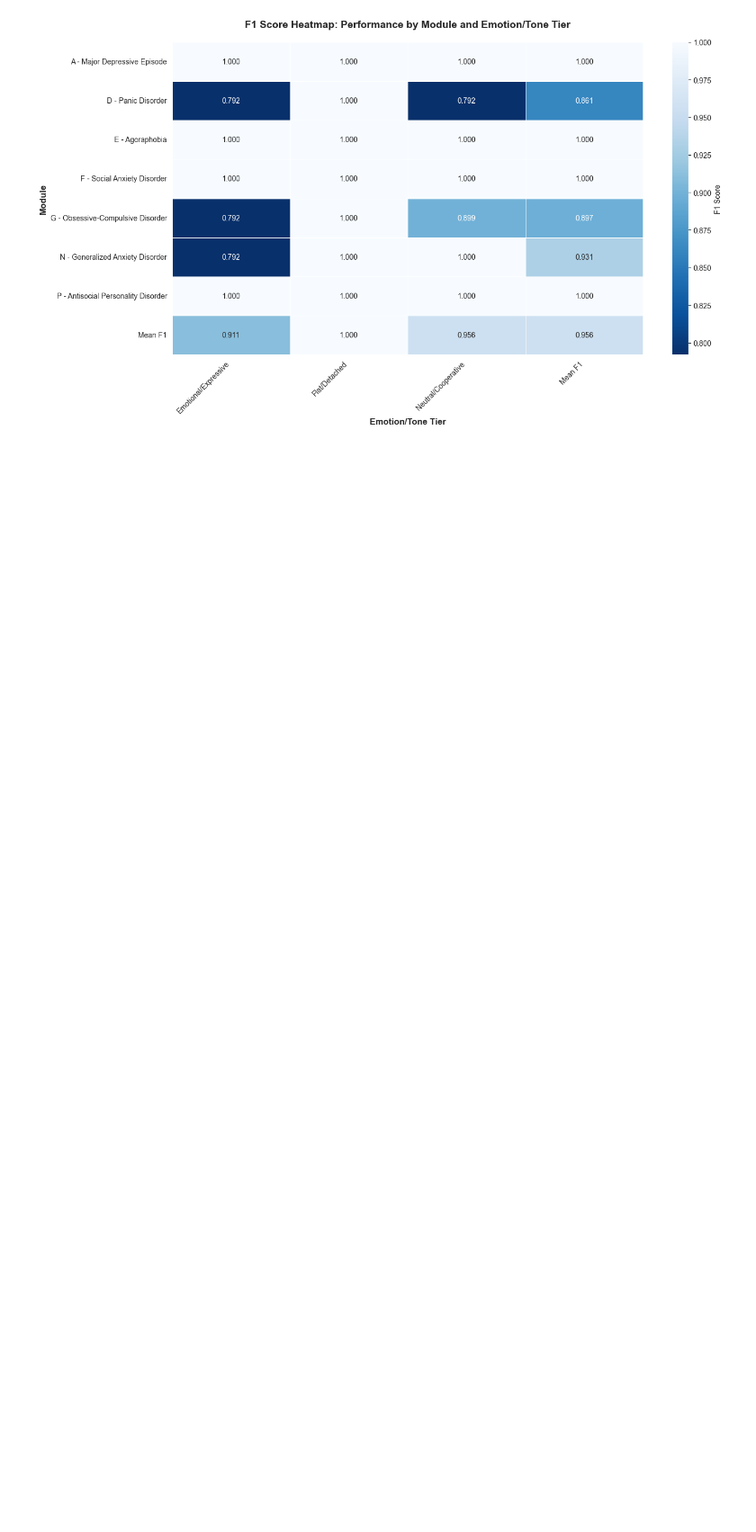
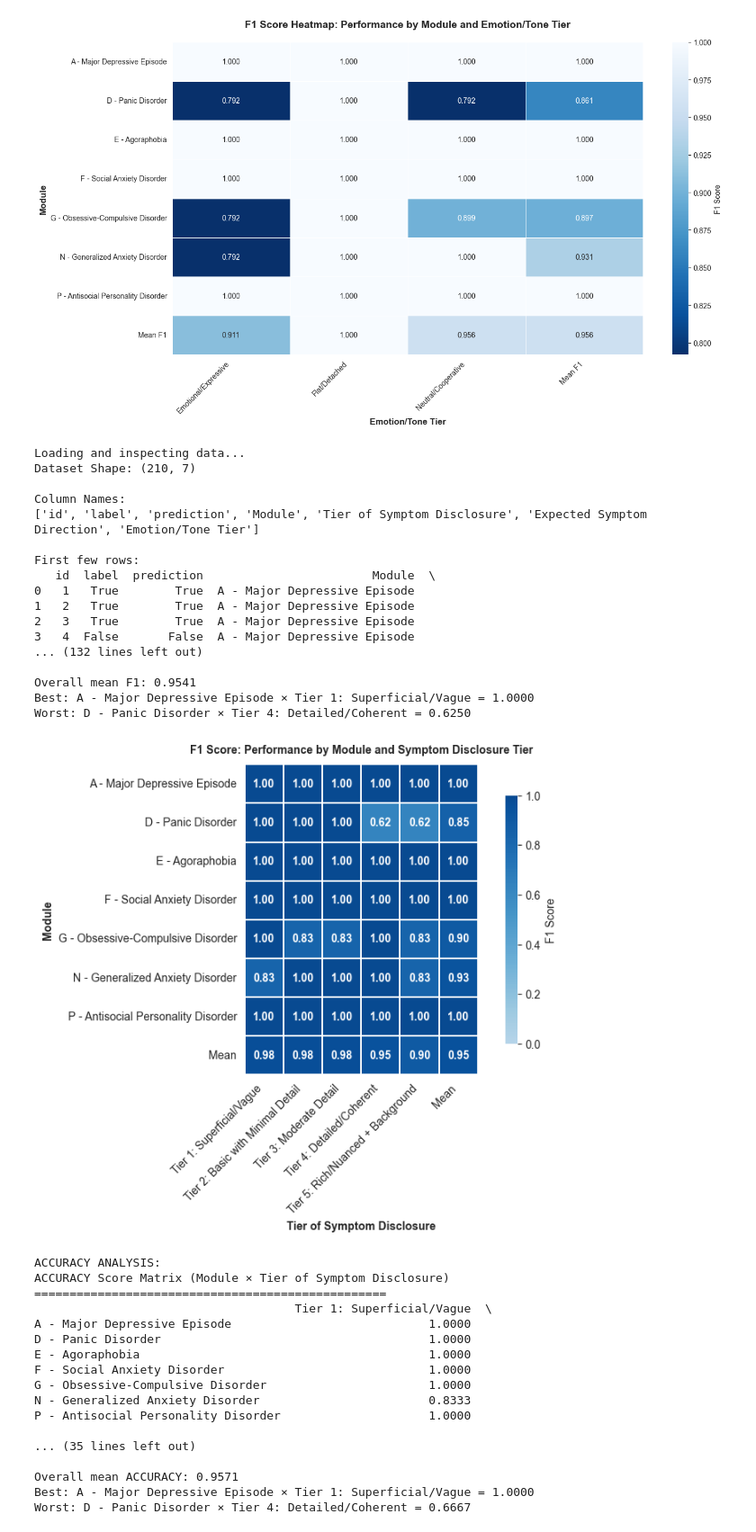
Before and after one commit to amin-kamaleddin/Multi-Agent-LLM-for-Clinical-Interview, a Jupyter notebook: notebooks/evaluation_notebook.ipynb, the cells around one changed output. Shown at 90% size. Cells and saved outputs as stored; diff of their text form; code cells hidden in the pictures; blank space fills up the shorter version.

Commit message:
Update: Visualization Improvement

```diff
--- a/notebooks/evaluation_notebook.ipynb
+++ b/notebooks/evaluation_notebook.ipynb
@@ -460,0 +475,3 @@ Worst performing combination: 0.7917 at D - Panic Disorder × Emotional/Expressi
+# %%
+# Configuration
+RESULTS_PATH = "../patient_agent_results/patients_with_system_prompts_without_O/mini agent results.csv"
@@ -460,0 +502,16 @@ Worst performing combination: 0.7917 at D - Panic Disorder × Emotional/Expressi
+# %%
+def normalize_labels(df):
+    """Normalize labels to consistent 0/1 format."""
+    df_work = df.copy()
+    label_map = {'yes': 1, 'no': 0, True: 1, False: 0, 1: 1, 0: 0}
+
+    df_work['label_int'] = df_work['label'].map(label_map)
+    df_work['prediction_int'] = df_work['prediction'].map(label_map)
+
+    # Handle unmapped values
+    if df_work[['label_int', 'prediction_int']].isna().any().any():
+        print("Warning: Some labels could not be mapped. Filling with original values.")
+        df_work['label_int'] = df_work['label_int'].fillna(df_work['label'].astype(int))
+        df_work['prediction_int'] = df_work['prediction_int'].fillna(df_work['prediction'].astype(int))
+
+    return df_work
@@ -460,0 +755,42 @@ Worst performing combination: 0.7917 at D - Panic Disorder × Emotional/Expressi
+# %%
+
+
+# Run the analysis
+if __name__ == "__main__":
+    df_final, metrics, f1_matrices, accuracy_matrices = main()
+# %% [output]
+Loading and inspecting data...
+Dataset Shape: (210, 7)
+
+Column Names:
+['id', 'label', 'prediction', 'Module', 'Tier of Symptom Disclosure', 'Expected Symptom Direction', 'Emotion/Tone Tier']
+
+First few rows:
+   id  label  prediction                        Module  \
+0   1   True        True  A - Major Depressive Episode
+1   2   True        True  A - Major Depressive Episode
+2   3   True        True  A - Major Depressive Episode
+3   4  False       False  A - Major Depressive Episode
+... (132 lines left out)
+
+Overall mean F1: 0.9541
+Best: A - Major Depressive Episode × Tier 1: Superficial/Vague = 1.0000
+Worst: D - Panic Disorder × Tier 4: Detailed/Coherent = 0.6250
+[figure, added]
+ACCURACY ANALYSIS:
+ACCURACY Score Matrix (Module × Tier of Symptom Disclosure)
+==================================================
+                                     Tier 1: Superficial/Vague  \
+A - Major Depressive Episode                            1.0000
+D - Panic Disorder                                      1.0000
+E - Agoraphobia                                         1.0000
+F - Social Anxiety Disorder                             1.0000
+G - Obsessive-Compulsive Disorder                       1.0000
+N - Generalized Anxiety Disorder                        0.8333
+P - Antisocial Personality Disorder                     1.0000
+
+... (35 lines left out)
+
+Overall mean ACCURACY: 0.9571
+Best: A - Major Depressive Episode × Tier 1: Superficial/Vague = 1.0000
+Worst: D - Panic Disorder × Tier 4: Detailed/Coherent = 0.6667
```
Also changed, not shown: parts of 7 cells of this notebook.
